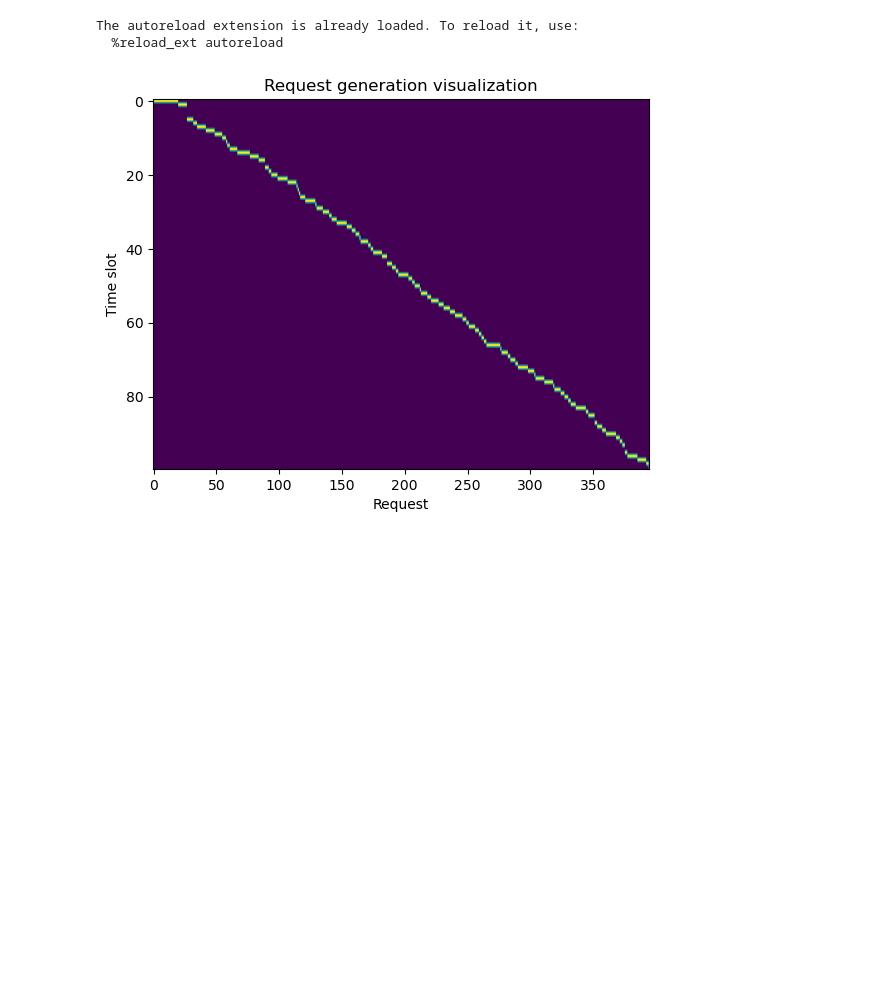
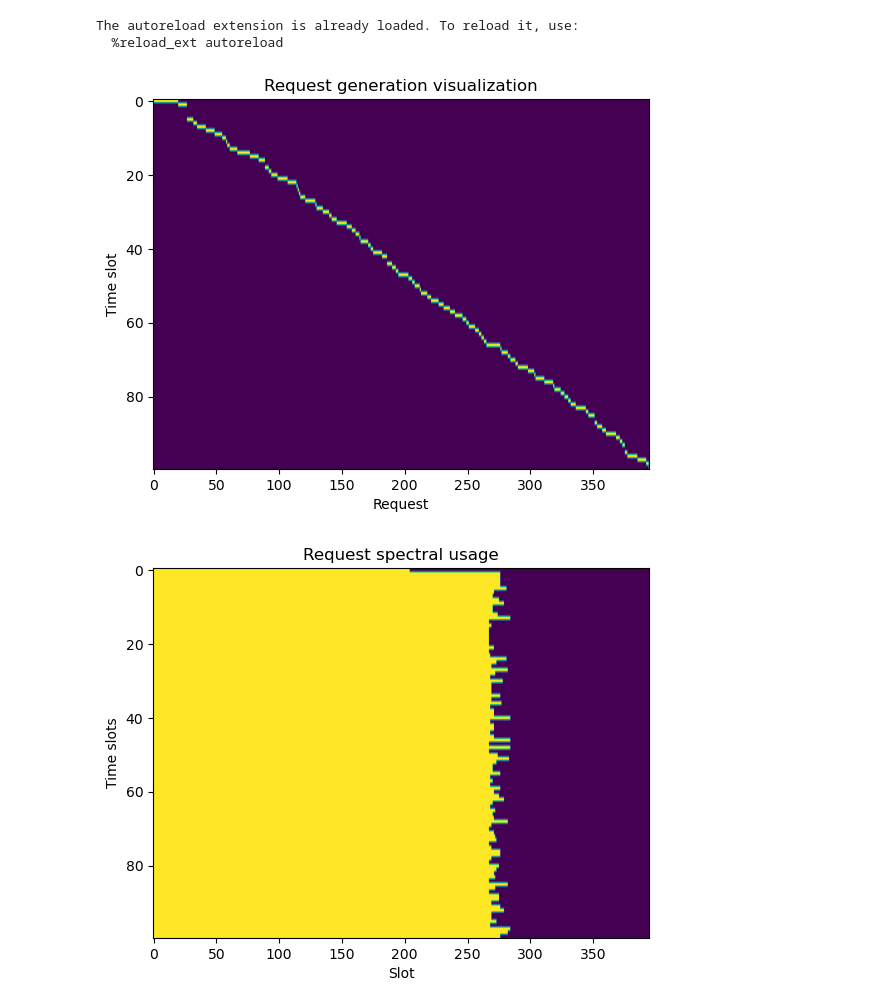
Before and after one commit to quanganhct/RL_RSA, a Jupyter notebook: data_generator.ipynb, the cells around one changed output. Drawn from its saved outputs; the diff is of its cells as text; code cells hidden in the pictures; blank space fills up the shorter version.

```diff
--- a/data_generator.ipynb
+++ b/data_generator.ipynb
@@ -19,6 +19,7 @@ data_rate = [100, 200, 400]
 
 #Assuming that the requests are granted using QPSK
 nb_slots = [math.ceil(d/2*(1+constant.roll_off_factor)/12.5)+1 for d in data_rate]
+naive_rate_to_slot = dict(zip(data_rate, nb_slots))
 
 rate_and_slots = [(data_rate[i], nb_slots[i]) for i in range(len(data_rate))]
 data_rate_distribution = [0.45, 0.3, 0.25]
@@ -120,18 +121,56 @@ def visualize_generated_requests(requests):
     plt.ylabel("Time slot")
     plt.title("Request generation visualization")
     plt.show()
+
+def visualize_spectral_usage(requests, total_slot):
+    max_time_slot = requests[-1]["start_time"]
+    current_request = SortedKeyList(key=lambda x: x["end_time"])
+
+    grid = np.zeros((max_time_slot+1, len(requests)))
+    time_slot = 0
+    slot_used = 0
+
+    req_index = 0
+    for time_slot in range(max_time_slot+1):
+        while len(current_request) > 0:
+            expired = current_request[0]
+            if expired["end_time"] < time_slot:
+                current_request.pop(0)
+                slot_used -= naive_rate_to_slot[expired["data_rate"]]
+            else:
+                break
+
+        while req_index < len(requests):
+            req = requests[req_index]
+            if req["start_time"] > time_slot:
+                grid[time_slot, 0:slot_used] = 1
+                break
+
+            slot_used += naive_rate_to_slot[req["data_rate"]]
+            current_request.add(req)
+            req_index += 1
+    grid[max_time_slot, 0:slot_used] = 1
+
+    plt.figure()
+    plt.imshow(grid, aspect='auto')
+    plt.xlabel("Slot")
+    plt.ylabel("Time slots")
+    plt.title("Request spectral usage")
+    plt.show()
 # %% [output]
 The autoreload extension is already loaded. To reload it, use:
   %reload_ext autoreload
 # %%
 filepath = "./data/nsf/network.txt"
 randseed = 0
 max_time_unit = 100
 
 requests = generate_request_set(filepath, randseed=randseed, time_unit=max_time_unit)
 output_filename = "%s_%s_request.csv"%(randseed, max_time_unit)
 write_requests_to_file("./data/nsf/request/%s"%(output_filename), requests)
 visualize_generated_requests(requests)
+visualize_spectral_usage(requests, 380)
 # print(requests)
 # %% [output]
 [figure]
+[figure, added]
```
Also changed, not shown: 2 other files.
